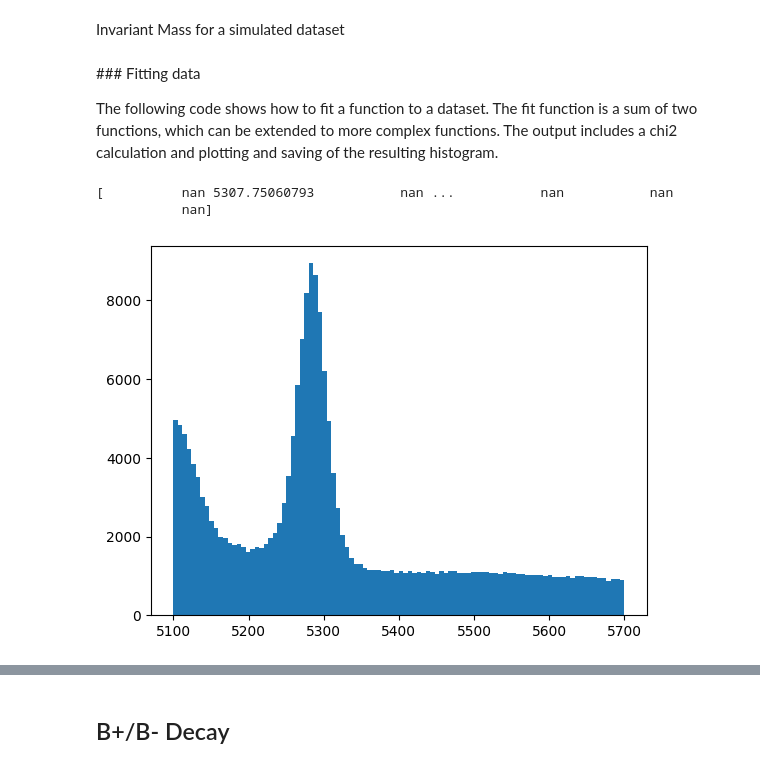
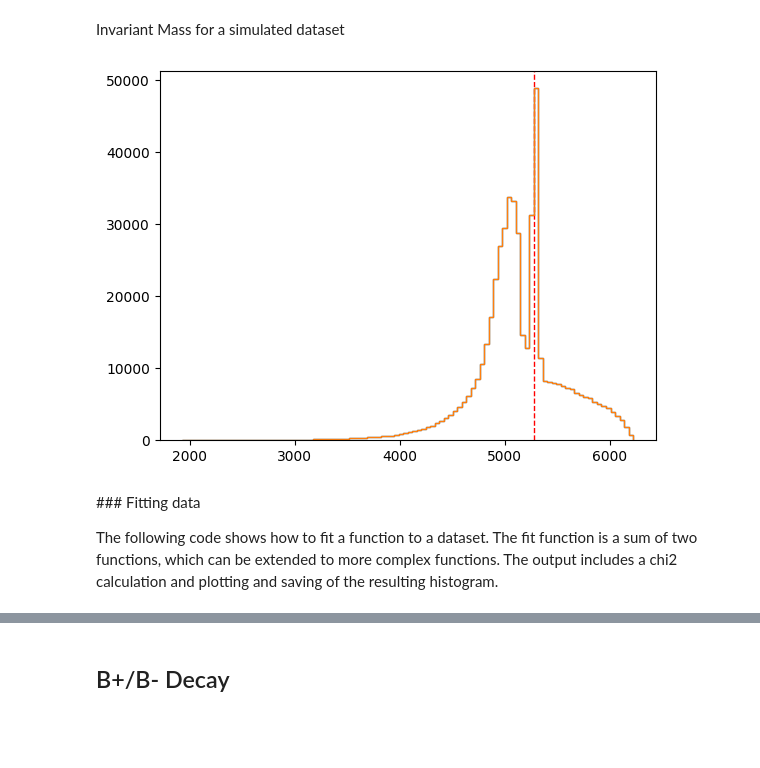
Before and after one commit to aavashsubedi/labs_yr3, a Jupyter notebook: matter_antimatter/aavash.ipynb, the cells around one changed output, grey strips where cells are left out. Saved outputs shown, nothing was run; the diff lists cells and outputs as text; code cells hidden in the pictures; blank space fills up the shorter version.

```diff
--- a/matter_antimatter/aavash.ipynb
+++ b/matter_antimatter/aavash.ipynb
@@ -280,31 +270,15 @@ Background:  (100,)
 # %% [markdown]
 Invariant Mass for a simulated dataset
 # %%
-invariant_mass_numpy = np.genfromtxt('/workspaces/labs_yr3/inv_mass.csv', delimiter=',')
-#plt.hist(invariant_mass_numpy, bins=100,  histtype='step', label='Invariant Mass');
-#plt.axvline(5279, color='r', linestyle='dashed', linewidth=1);
-#values, bins, patches = plt.hist(invariant_mass_array, bins=100,  histtype='step', label='Invariant Mass');
+invariant_mass_numpy = np.genfromtxt('/workspaces/labs_yr3/matter_antimatter/data/inv_mass _second.csv', delimiter=',')
+x_data = np.linspace(5100, 5600, 1000)
+
+plt.hist(invariant_mass_numpy, bins=100,  histtype='step', label='Invariant Mass');
+plt.axvline(5279, color='r', linestyle='dashed', linewidth=1);
+values, bins, patches = plt.hist(invariant_mass_numpy, bins=100,  histtype='step', label='Invariant Mass');
+# %% [output]
+[figure, added]
 # %% [markdown]
 ### Fitting data
 
 The following code shows how to fit a function to a dataset. The fit function is a sum of two functions, which can be extended to more complex functions. The output includes a chi2 calculation and plotting and saving of the resulting histogram.
-# %%
-BIN_NUM = 100
-np.random.seed(42)
-
-def get_bins(data, values):
-    bin_centers = [(a+b)/2 for a,b in zip(data[0:-1],data[1:]) ]
-    return bin_centers
-
-x_data = np.linspace(5100, 5800, 100)
-invariant_mass_numpy = np.array(invariant_mass_numpy)
-invariant_mass_numpy = np.where((
-    invariant_mass_numpy > 5100) & (
-    invariant_mass_numpy < 5700), invariant_mass_numpy, np.nan)
-
-print(invariant_mass_numpy)
-values, bins, patches = plt.hist(invariant_mass_numpy, bins=BIN_NUM)
-# %% [output]
-[          nan 5307.75060793           nan ...           nan           nan
-           nan]
-[figure, removed]
```
Also changed, not shown: parts of 34 cells of this notebook, 2 other files.
